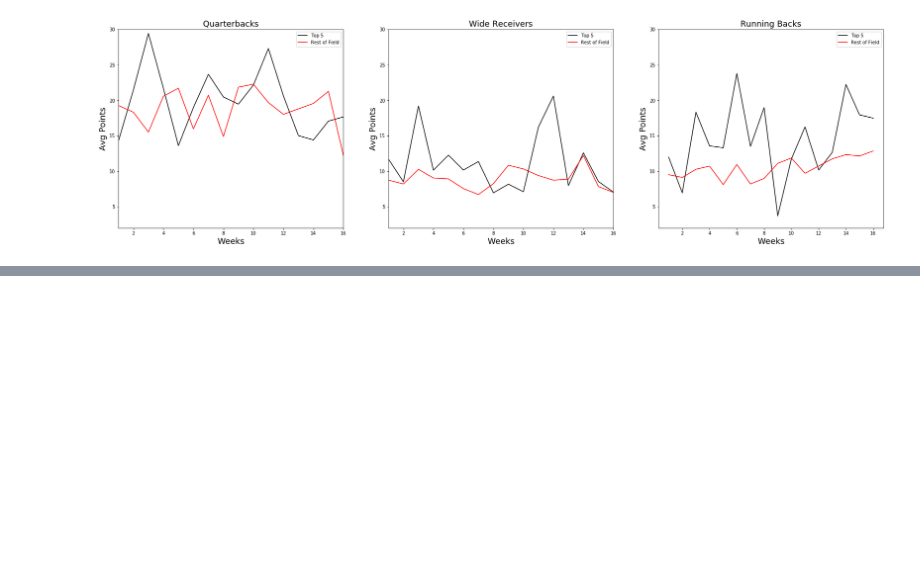
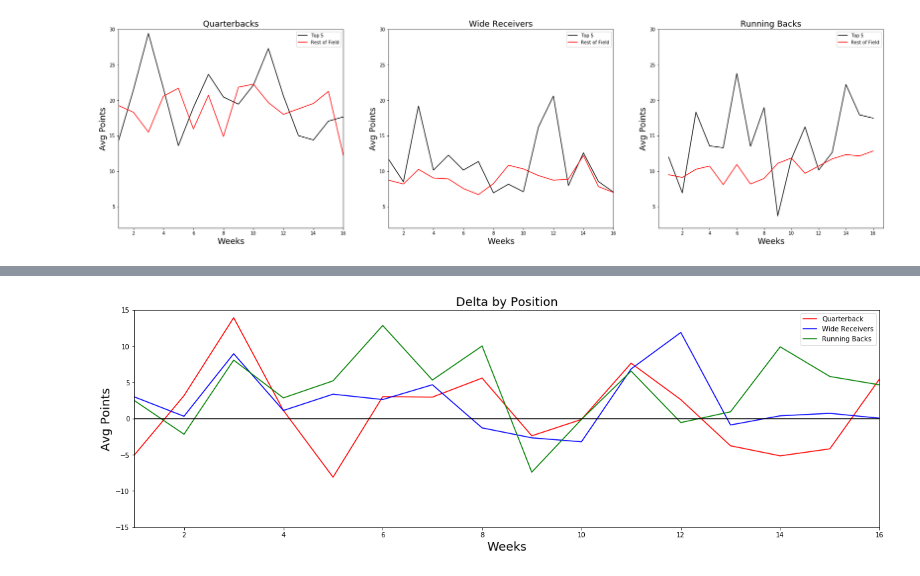
Before and after one commit to MTMUTH/Group_Project_01, a Jupyter notebook: FFL_DataAnalysis_Final.ipynb, the cells around one changed output, grey strips where cells are left out. Cells and saved outputs as stored; diff of their text form; code cells hidden in the pictures; blank space fills up the shorter version.

```diff
--- a/FFL_DataAnalysis_Final.ipynb
+++ b/FFL_DataAnalysis_Final.ipynb
@@ -540,0 +587,22 @@ plt.savefig('fig.png')
+# %%
+#Weekly Average Delta by Position Graph
+fig2 = plt.figure(figsize = (20,6))
+subdelta = fig2.add_subplot(111)
+#print(T5QBSAvg,TFQBSAvg)
+#print(np.subtract(np.array(T5QBSAvg), np.array(TFQBSAvg)))
+subdelta.plot(range(1,17),np.subtract(np.array(T5QBSAvg), np.array(TFQBSAvg)), color = 'red', label = 'Quarterback')
+subdelta.plot(range(1,17),np.subtract(np.array(T5WRSAvg), np.array(TFWRSAvg)), color = 'blue', label = 'Wide Receivers')
+subdelta.plot(range(1,17),np.subtract(np.array(T5RBSAvg), np.array(TFRBSAvg)), color = 'green', label = 'Running Backs')
+
+
+subdelta.set_xlabel('Weeks', size = 18)
+subdelta.set_ylabel('Avg Points', size = 18)
+subdelta.set_title('Delta by Position', size = 18)
+subdelta.set_ylim(-15,15)
+subdelta.set_xlim(1,16)
+subdelta.legend(loc = 'best')
+subdelta.axhline(y=0.0, color = 'black')
+
+plt.savefig('fig2.png')
+# %% [output]
+[figure, added]
```
Also changed, not shown: parts of 4 cells of this notebook, 2 other files.
